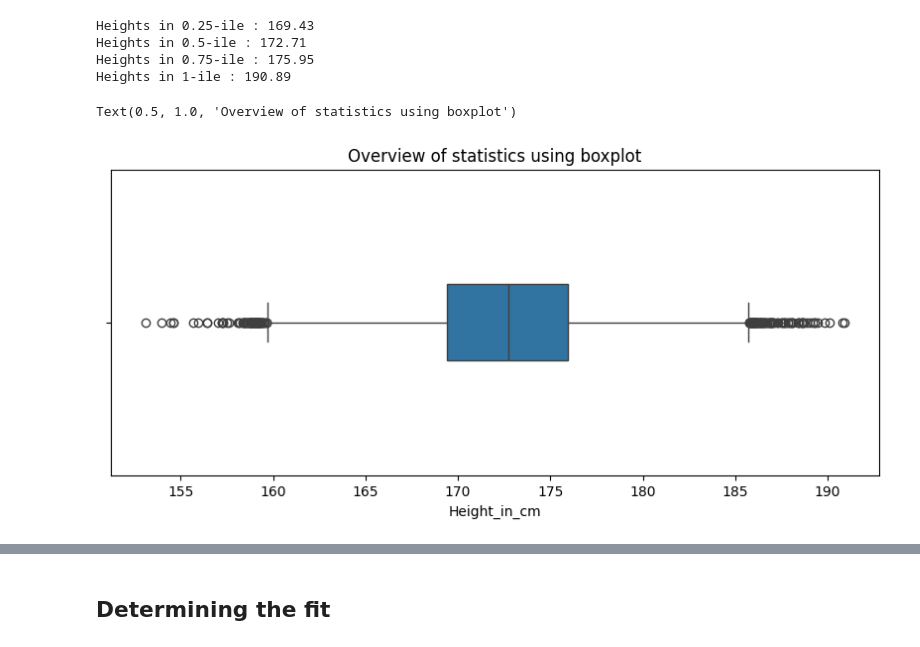
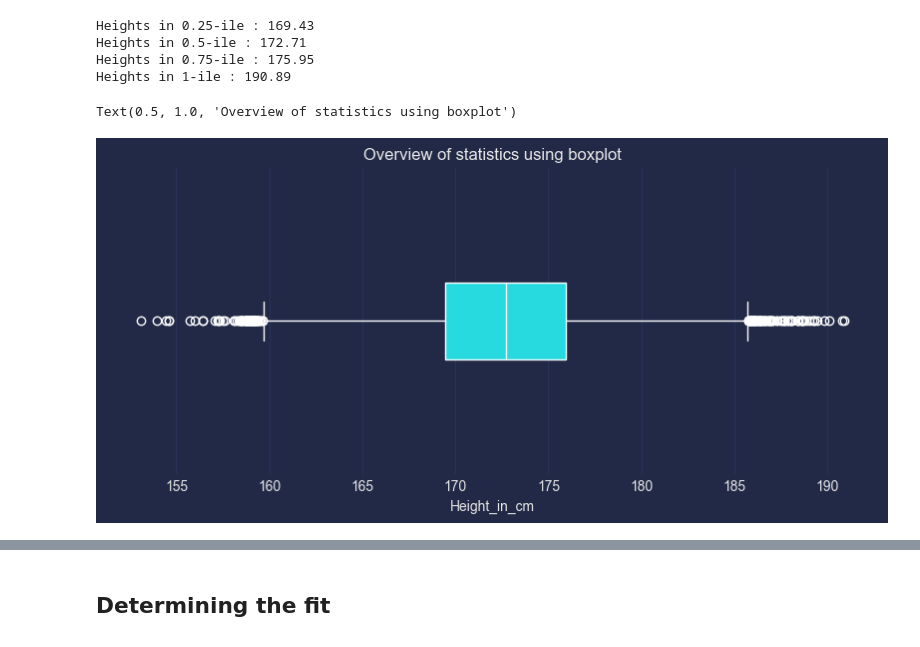
Before and after one commit to abhijeet-bhambere/python-ml-trail, a Jupyter notebook: ml_revision_1.ipynb, the cells around one changed output, grey strips where cells are left out. Cells and saved outputs as stored; diff of their text form; code cells hidden in the pictures.

```diff
--- a/ml_revision_1.ipynb
+++ b/ml_revision_1.ipynb
@@ -8,3 +9,5 @@ from statsmodels.formula.api import ols
+# %%
+plt.style.use("cyberpunk")
 # %% [markdown]
 # Ways of creating a dataframe:
 ## 1 - A dictionary of list of column values
@@ -107,11 +111,11 @@ Heights in 0.75-ile : 175.95
 Heights in 1-ile : 190.89
 # %%
 plt.figure(figsize=(10,4))
-sns.boxplot(data=df, x="Height_in_cm", width=0.25)
+sns.boxplot(data=df, x="Height_in_cm", width=0.25, flierprops={"markeredgecolor":"white"},linecolor='white')
 plt.title("Overview of statistics using boxplot")
 # %% [output]
 Text(0.5, 1.0, 'Overview of statistics using boxplot')
-[figure, old version]
+[figure, new version]
 # %%
 # Finding relation between weights & heights
 plt.figure(figsize=(12,6))
```
Also changed, not shown: parts of 28 cells of this notebook.
